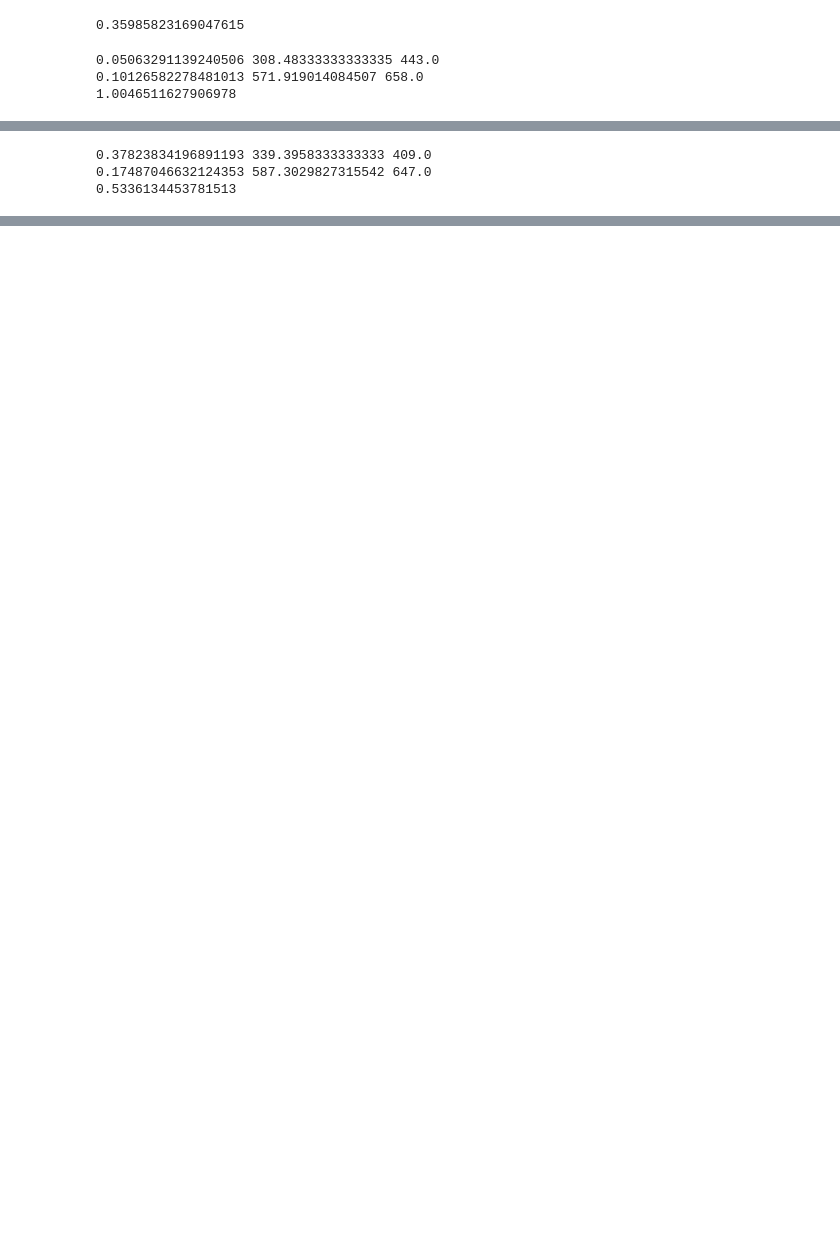
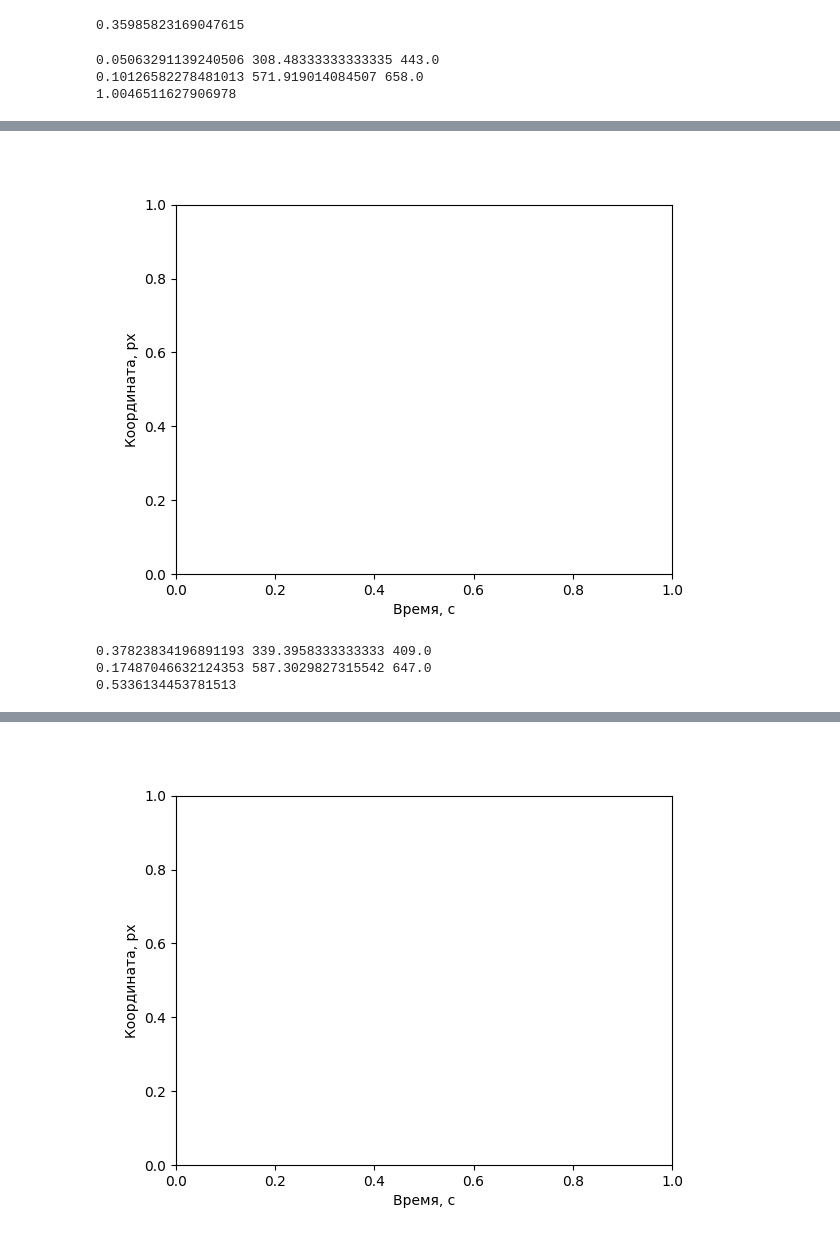
Before and after one commit to sitandr/lab, a Jupyter notebook: pain/main.ipynb, the cells around one changed output, grey strips where cells are left out. Saved outputs shown, nothing was run; the diff lists cells and outputs as text; code cells hidden in the pictures; blank space fills up the shorter version.

```diff
--- a/pain/main.ipynb
+++ b/pain/main.ipynb
@@ -69,8 +69,8 @@ for n, i in enumerate(coords):
     amps.append((np.max(top_n) - np.min(top_n))/(np.max(top_n) - np.max(bott_n)))
 
     plt.figure()
-    plt.plot(np.arange(len(i[0]))/fps, i[0])
-    plt.plot(np.arange(len(i[0]))/fps, i[1])
+    #plt.plot(np.arange(len(i[0]))/fps, i[0])
+    #plt.plot(np.arange(len(i[0]))/fps, i[1])
     plt.xlabel("Время, с")
     plt.ylabel("Координата, px")
     plt.savefig(f"images_src/{n}.png")
@@ -83,3 +82,4 @@ for n, i in enumerate(coords):
+[figure, added]
 0.37823834196891193 339.3958333333333 409.0
 0.17487046632124353 587.3029827315542 647.0
 0.5336134453781513
@@ -87,3 +86,4 @@ for n, i in enumerate(coords):
+[figure, added]
 0.1774891774891775 397.5157894736842 467.0
 0.12987012987012986 619.5398009950248 674.0
 0.6086956521739131
```
Also changed, not shown: parts of 3 cells of this notebook, 1 other file.
